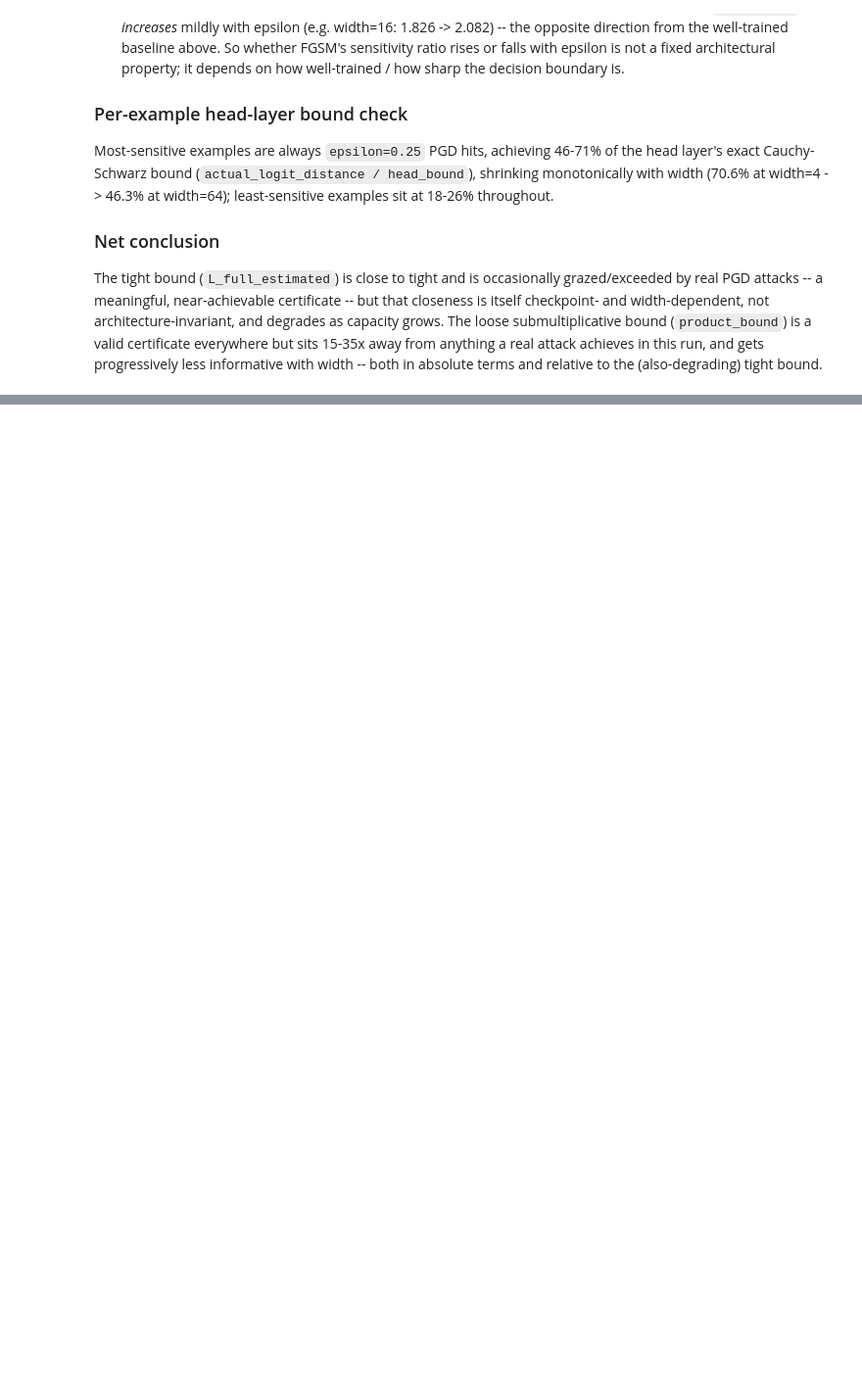
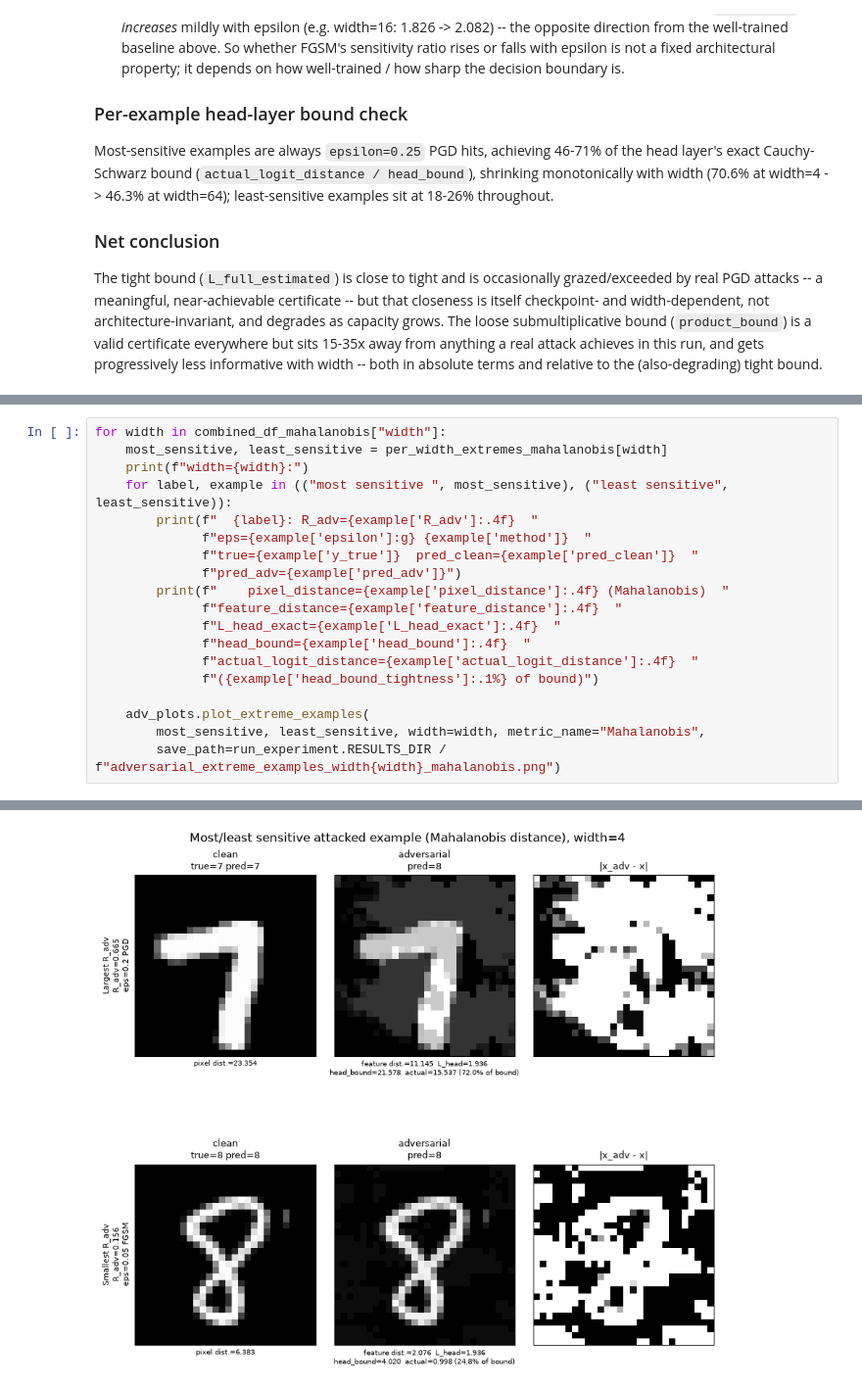
Before and after one commit to Kilobyte947/Datasig, a Jupyter notebook: mnist_lipschitz/adversarial/notebook_adversarial_lipschitz.ipynb, the cells around one changed output, grey strips where cells are left out. Shown at 98% size. Drawn from its saved outputs; the diff is of its cells as text; blank space fills up the shorter version.

```diff
--- a/mnist_lipschitz/adversarial/notebook_adversarial_lipschitz.ipynb
+++ b/mnist_lipschitz/adversarial/notebook_adversarial_lipschitz.ipynb
@@ -354,0 +507,20 @@ bound.
+# %%
+for width in combined_df_mahalanobis["width"]:
+    most_sensitive, least_sensitive = per_width_extremes_mahalanobis[width]
+    print(f"width={width}:")
+    for label, example in (("most sensitive ", most_sensitive), ("least sensitive", least_sensitive)):
+        print(f"  {label}: R_adv={example['R_adv']:.4f}  "
+              f"eps={example['epsilon']:g} {example['method']}  "
+              f"true={example['y_true']}  pred_clean={example['pred_clean']}  "
+              f"pred_adv={example['pred_adv']}")
+        print(f"    pixel_distance={example['pixel_distance']:.4f} (Mahalanobis)  "
+              f"feature_distance={example['feature_distance']:.4f}  "
+              f"L_head_exact={example['L_head_exact']:.4f}  "
+              f"head_bound={example['head_bound']:.4f}  "
+              f"actual_logit_distance={example['actual_logit_distance']:.4f}  "
+              f"({example['head_bound_tightness']:.1%} of bound)")
+
+    adv_plots.plot_extreme_examples(
+        most_sensitive, least_sensitive, width=width, metric_name="Mahalanobis",
+        save_path=run_experiment.RESULTS_DIR / f"adversarial_extreme_examples_width{width}_mahalanobis.png")
+# %% [output]
@@ -354,0 +544 @@ bound.
+[figure, added]
```
Also changed, not shown: parts of 19 cells of this notebook, 4 other files.
